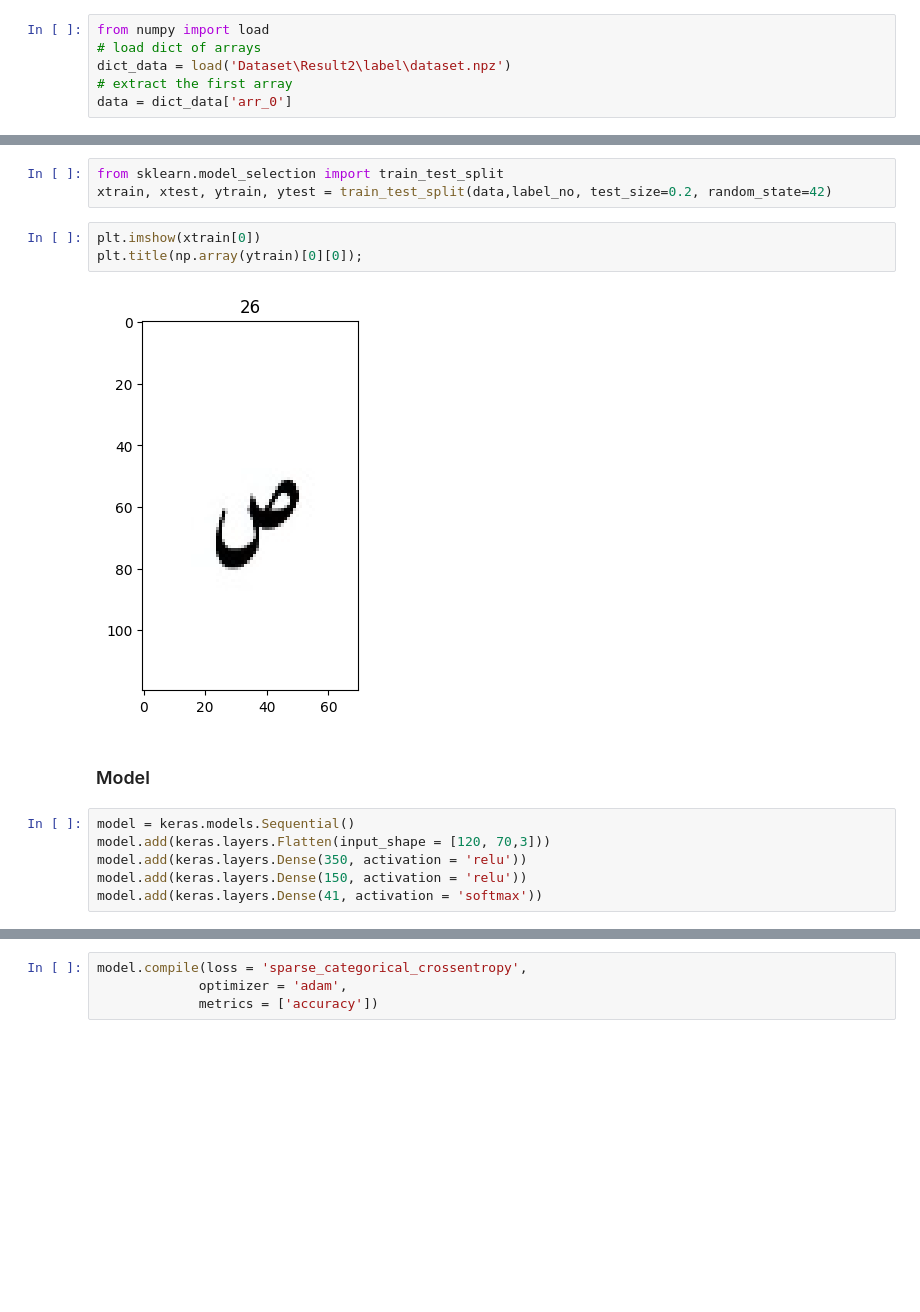
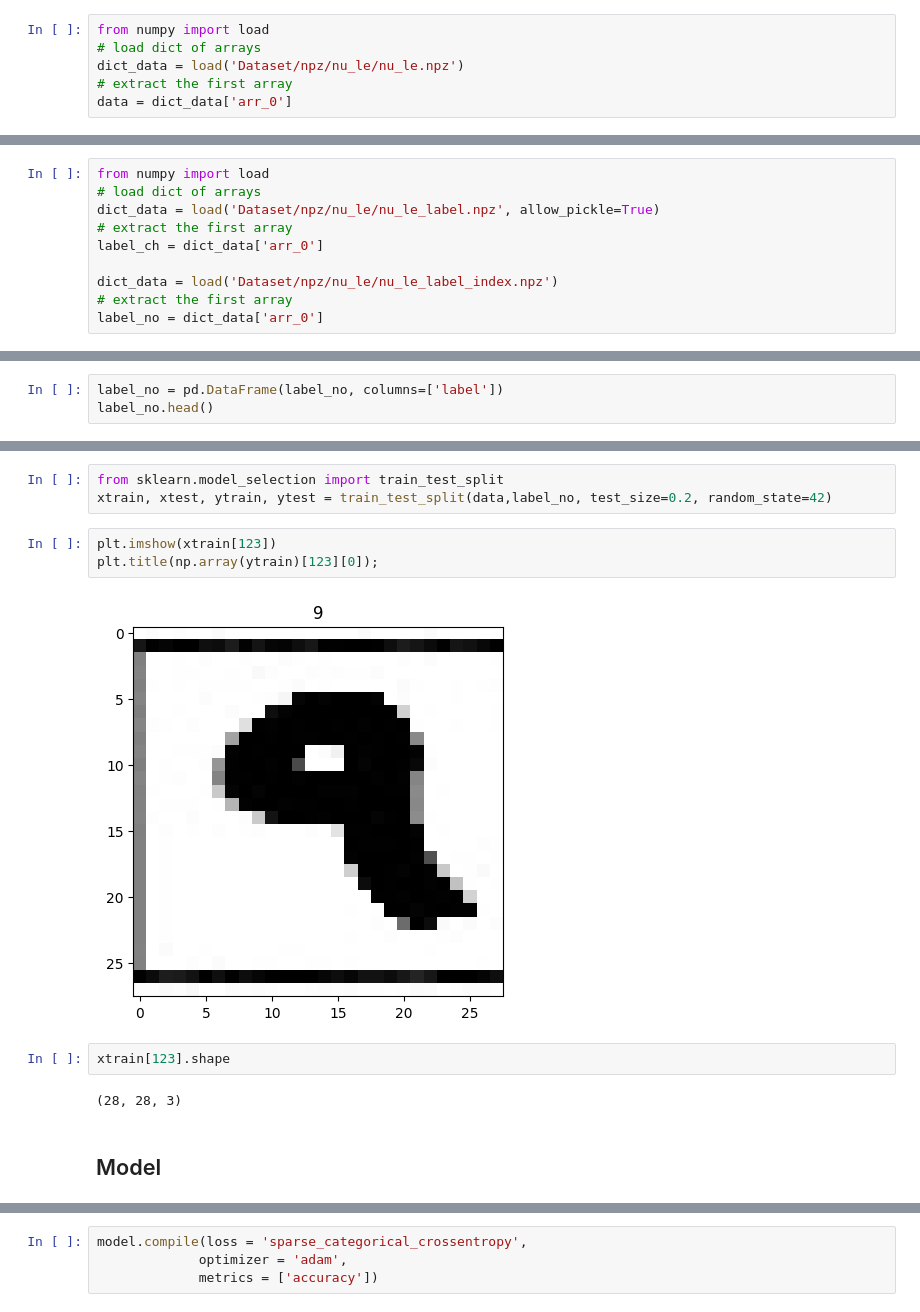
Before and after one commit to ShahabA83/Car-License-Plate, a Jupyter notebook: Model alphabet and number.ipynb, the cells around one changed output, grey strips where cells are left out. Cells and saved outputs as stored; diff of their text form; blank space fills up the shorter version.

Commit message:
Building a model to predict letters and numbers

```diff
--- a/Model alphabet and number.ipynb
+++ b/Model alphabet and number.ipynb
@@ -27,7 +27,7 @@ num_images
 # %%
 from numpy import load
 # load dict of arrays
-dict_data = load('Dataset\Result2\label\dataset.npz')
+dict_data = load('Dataset/npz/nu_le/nu_le.npz')
 # extract the first array
 data = dict_data['arr_0']
 # %% [markdown]
@@ -55,0 +35,10 @@ label_no.head()
+# %%
+from numpy import load
+# load dict of arrays
+dict_data = load('Dataset/npz/nu_le/nu_le_label.npz', allow_pickle=True)
+# extract the first array
+label_ch = dict_data['arr_0']
+
+dict_data = load('Dataset/npz/nu_le/nu_le_label_index.npz')
+# extract the first array
+label_no = dict_data['arr_0']
@@ -55,0 +55,3 @@ label_no.head()
+# %%
+label_no = pd.DataFrame(label_no, columns=['label'])
+label_no.head()
@@ -83,15 +92,13 @@ for i in range(3):
 from sklearn.model_selection import train_test_split
 xtrain, xtest, ytrain, ytest = train_test_split(data,label_no, test_size=0.2, random_state=42)
 # %%
-plt.imshow(xtrain[0])
-plt.title(np.array(ytrain)[0][0]);
+plt.imshow(xtrain[123])
+plt.title(np.array(ytrain)[123][0]);
 # %% [output]
-[figure, old version]
+[figure, new version]
+# %%
+xtrain[123].shape
+# %% [output]
+(28, 28, 3)
 # %% [markdown]
-### Model
+## Model
-# %%
-model = keras.models.Sequential()
-model.add(keras.layers.Flatten(input_shape = [120, 70,3]))
-model.add(keras.layers.Dense(350, activation = 'relu'))
-model.add(keras.layers.Dense(150, activation = 'relu'))
-model.add(keras.layers.Dense(41, activation = 'softmax'))
```
Also changed, not shown: parts of 16 cells of this notebook.
